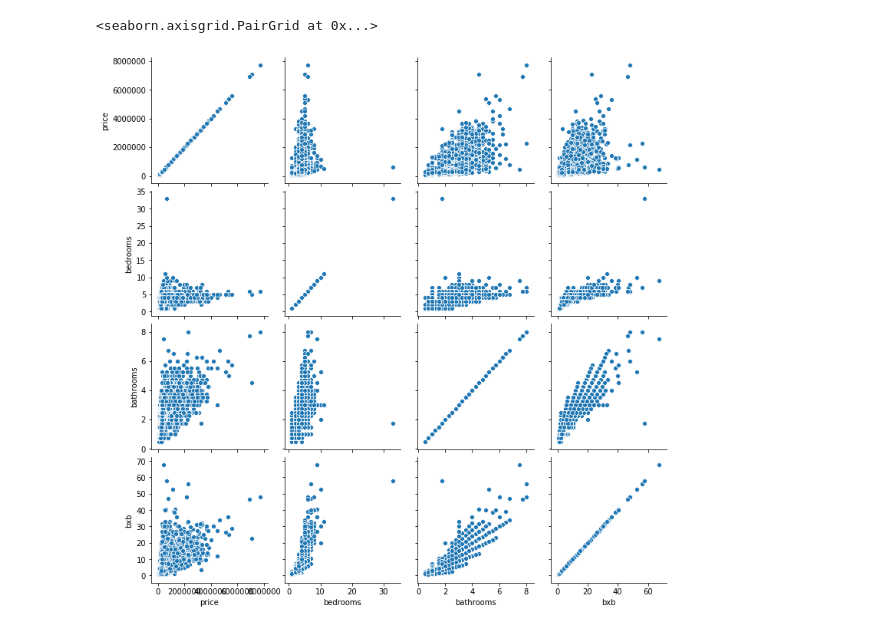
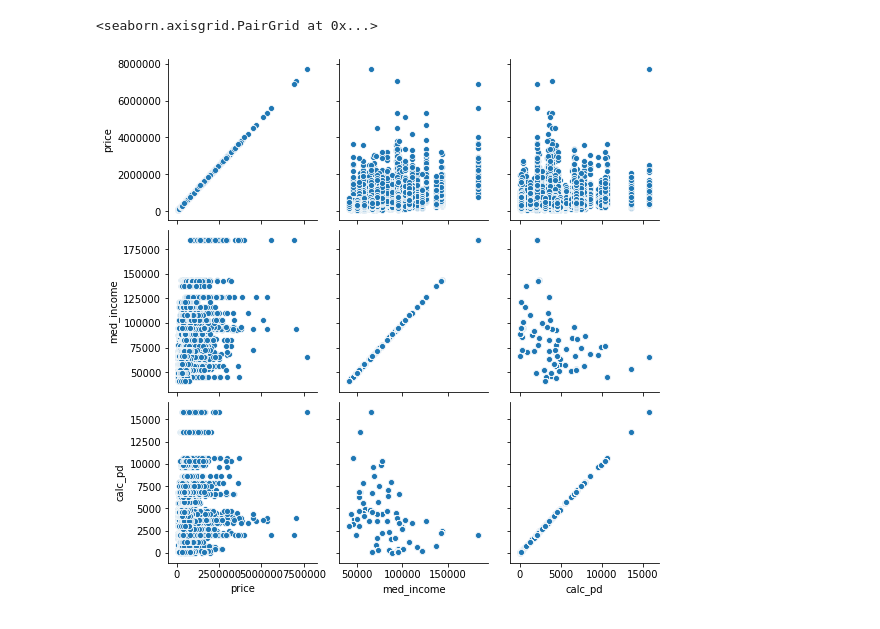
Before and after one commit to naik-sachin/Project_Housing_prediction, a Jupyter notebook: Jessica_DataAnalysis.ipynb, the cells around one changed output. Drawn from its saved outputs; the diff is of its cells as text; code cells hidden in the pictures.

```diff
--- a/Jessica_DataAnalysis.ipynb
+++ b/Jessica_DataAnalysis.ipynb
@@ -1,5 +1,3 @@
 # %%
 import pandas as pd
+df = pd.read_csv('data/DataTable.csv')
-# %%
-df = pd.read_csv('DataTable.csv')
-df.info()
@@ -42,7 +7,6 @@ import seaborn as sns
 # %%
-df['bxb'] = df['bedrooms']*df['bathrooms']
-g = sns.PairGrid(df, vars=['price', 'bedrooms', 'bathrooms', 'bxb'])
+g = sns.PairGrid(df, vars=['price', 'med_income', 'calc_pd'])
 g.map(sns.scatterplot)
 # %% [output]
 <seaborn.axisgrid.PairGrid at 0x...>
-[figure, old version]
+[figure, new version]
```
Also changed, not shown: parts of 21 cells of this notebook, 38 other files.
